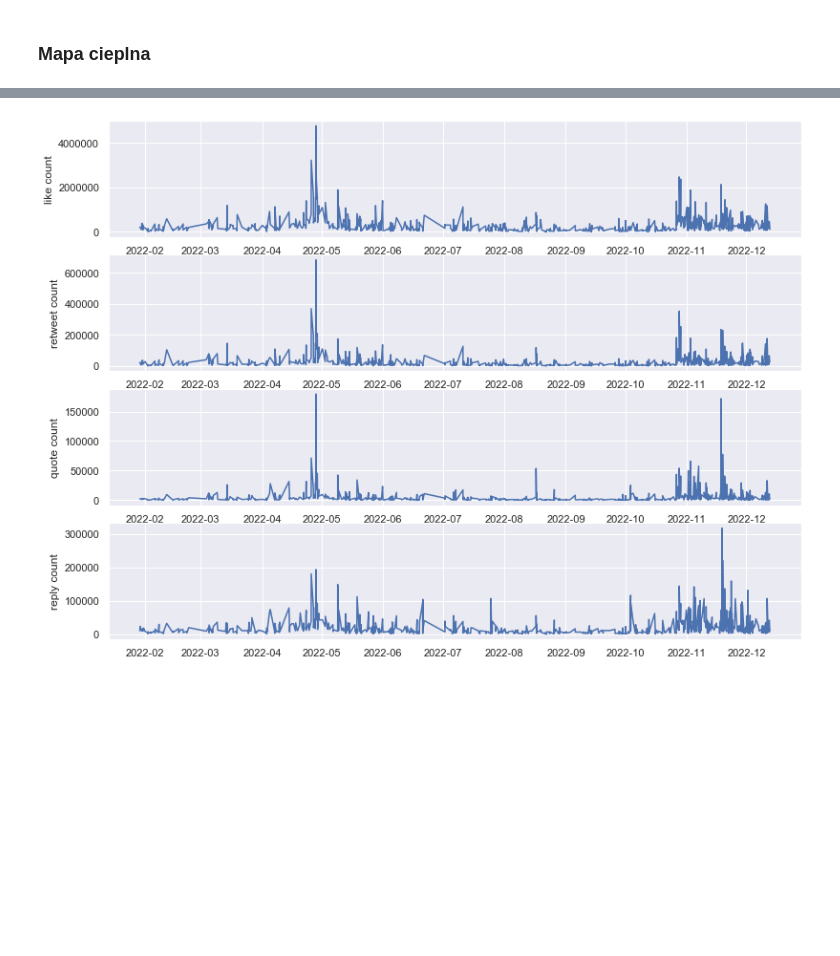
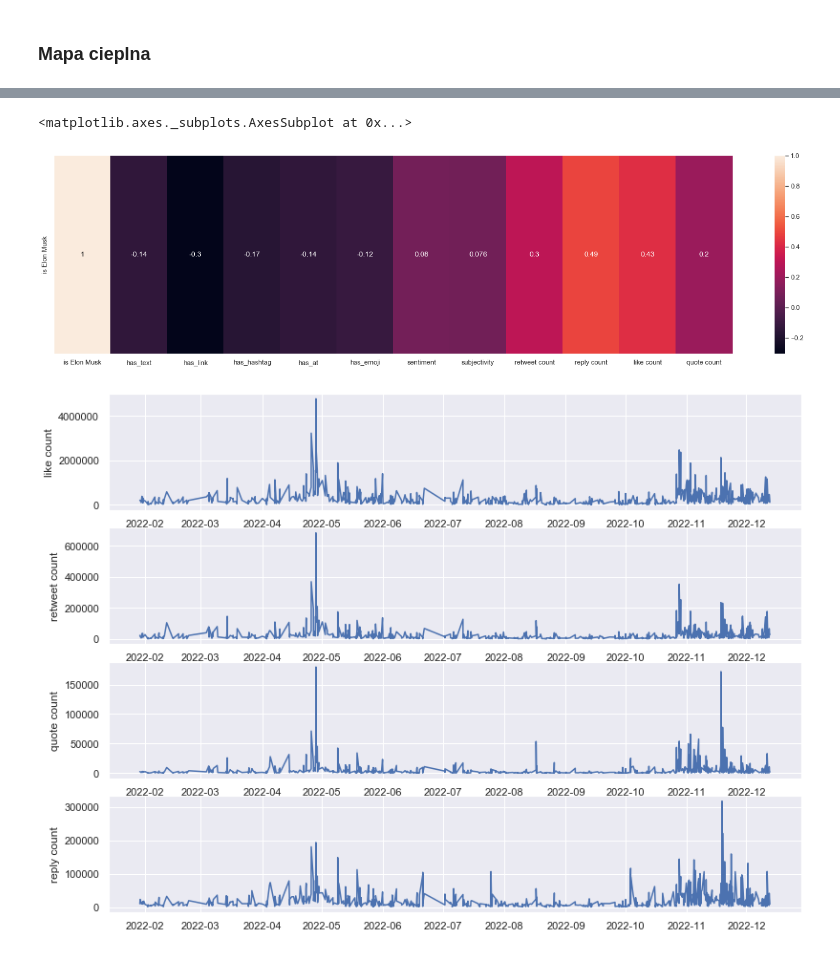
Before and after one commit to Wiktor-99/MAED, a Jupyter notebook: elon_musk_tweet_classification.ipynb, the cells around one changed output, grey strips where cells are left out. Cells and saved outputs as stored; diff of their text form; code cells hidden in the pictures; blank space fills up the shorter version.

```diff
--- a/elon_musk_tweet_classification.ipynb
+++ b/elon_musk_tweet_classification.ipynb
@@ -290,3 +292,12 @@ sb.heatmap(corr_matrix)
+# %%
+columns = ['is Elon Musk', 'has_text', 'has_link', 'has_hashtag', 'has_at',	'has_emoji', 'sentiment', 'subjectivity', 'retweet count', 'reply count', 'like count',	'quote count']
+
+plt.figure(figsize=(25, 6))
+corr_matrix=data_frame[columns].corr()[:1]
+sb.heatmap(corr_matrix, annot=True)
+# %% [output]
+<matplotlib.axes._subplots.AxesSubplot at 0x...>
+[figure, added]
 # %%
 ylabels = ["like count","retweet count", 'quote count', 'reply count']
 
```
Also changed, not shown: parts of 17 cells of this notebook.
